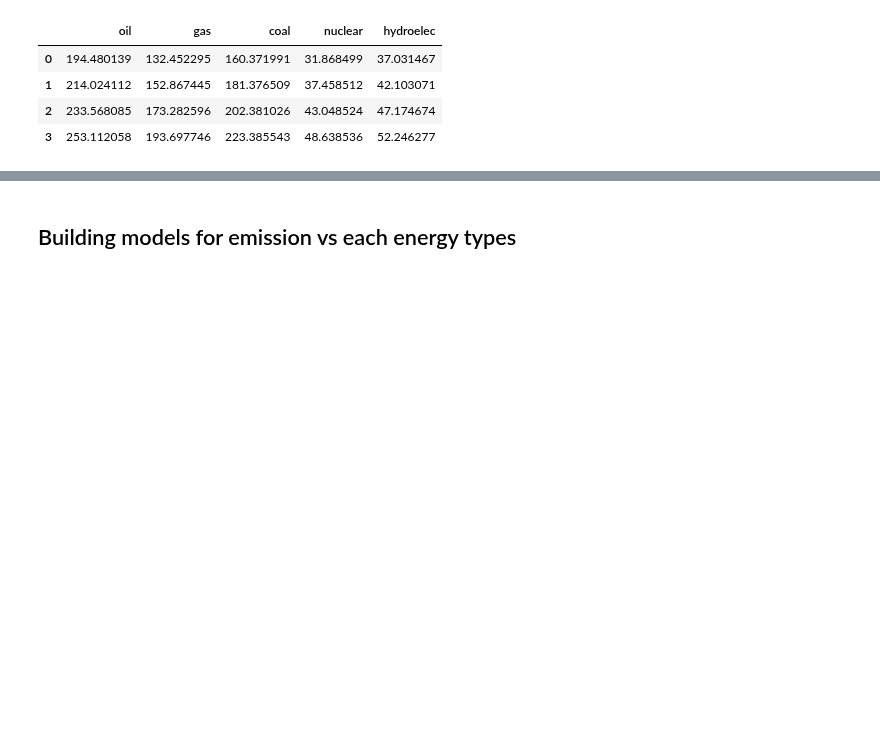
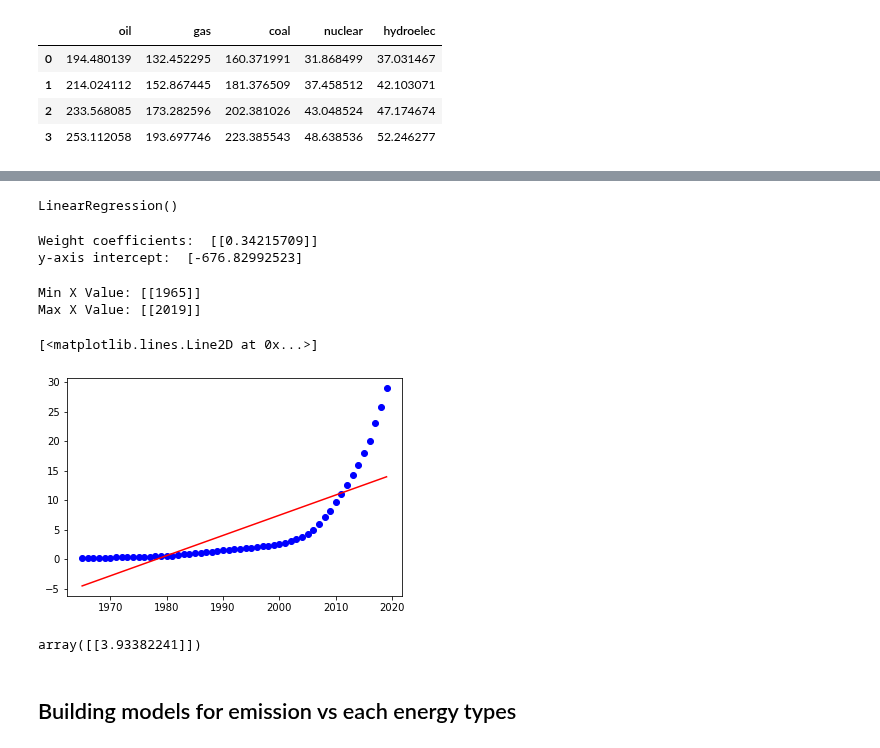
Before and after one commit to yuyhong23/One-Hot_Future, a Jupyter notebook: machine_learning_energy_types.ipynb, the cells around one changed output, grey strips where cells are left out. Saved outputs shown, nothing was run; the diff lists cells and outputs as text; code cells hidden in the pictures; blank space fills up the shorter version.

Commit message:
Working on the renewable model prediction.

```diff
--- a/machine_learning_energy_types.ipynb
+++ b/machine_learning_energy_types.ipynb
@@ -488,0 +499,4 @@ nonrenewable_energy_prediction_df
+# %%
+# Create a LinearRegression model and fit it to the scaled training data
+from sklearn.linear_model import LinearRegression
+model = LinearRegression()
@@ -489,3 +506,47 @@ nonrenewable_energy_prediction_df
+# %%
+# model.fit(renew_X, ln_Y)
+model.fit(renew_X, renew_y)
+# %% [output]
+LinearRegression()
+# %%
+# Print the coefficient and the intercept for the model
+print('Weight coefficients: ', model.coef_)
+print('y-axis intercept: ', model.intercept_)
+# %% [output]
+Weight coefficients:  [[0.34215709]]
+y-axis intercept:  [-676.82992523]
+# %%
+# Note: we have to transform our min and max values
+# so they are in the format: array([[ 1.17]])
+# This is the required format for `model.predict()`
+
+x_min = np.array([[renew_X.min()]])
+x_max = np.array([[renew_X.max()]])
+print(f"Min X Value: {x_min}")
+print(f"Max X Value: {x_max}")
+# %% [output]
+Min X Value: [[1965]]
+Max X Value: [[2019]]
+# %%
+# Calculate the y_min and y_max using model.predict and x_min and x_max
+# y_min = model.predict(x_min)
+# y_max = model.predict(x_max)
+y_min = model.predict(x_min)
+y_max = model.predict(x_max)
+# %%
+# Plot X and y using plt.scatter
+# Plot the model fit line using [x_min[0], x_max[0]], [y_min[0], y_max[0]]
+plt.scatter(renew_X, renew_y, c='blue')
+plt.plot([x_min[0], x_max[0]], [y_min[0], y_max[0]], c='red')
+# %% [output]
+[<matplotlib.lines.Line2D at 0x...>]
+[figure, added]
+# %%
+# Predict future years
+y_2030 = model.predict([[2030]])
+y_2030
+# %% [output]
+array([[3.93382241]])
 # %% [markdown]
 ## Building models for emission vs  each energy types
 # %%
```
Also changed, not shown: parts of 3 cells of this notebook.
